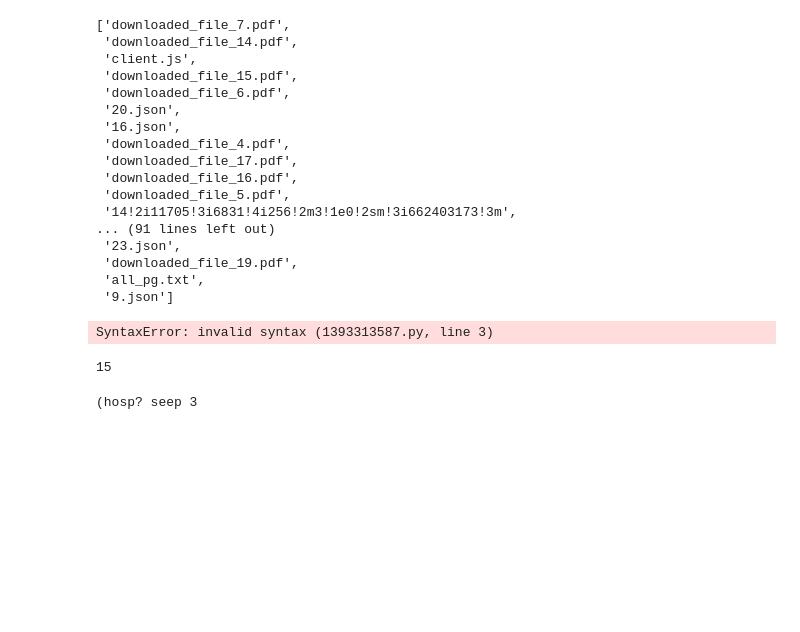
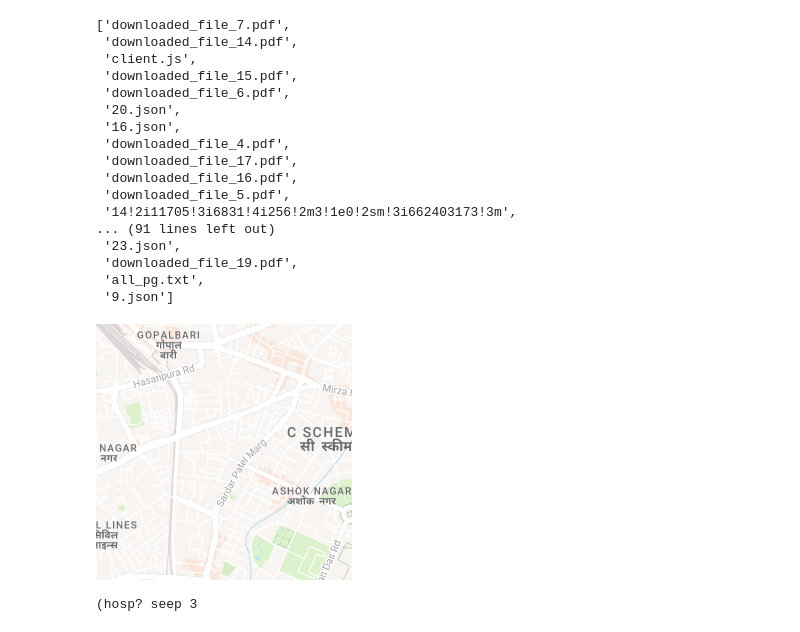
Before and after one commit to adnanwahab/nexus-collaborative-project-planning-merge-notes, a Jupyter notebook: geospatial.ipynb, the cells around one changed output. Drawn from its saved outputs; the diff is of its cells as text; code cells hidden in the pictures; blank space fills up the shorter version.

```diff
--- a/geospatial.ipynb
+++ b/geospatial.ipynb
@@ -586,12 +794,11 @@ os.listdir()
 #! pip install pytesseract
 import pytesseract
 #pytesseract.image_to_string(, lang='eng')
+print(pytesseract.image_to_string(Image.open('_.png'), lang='eng'))
-# %% [output]
-SyntaxError: invalid syntax (1393313587.py, line 3)
-# %%
-len(url)
-# %% [output]
-15
+# %%
+Image.open('_.png')
+# %% [output]
+[figure, added]
 # %%
 import json
 import requests
```
Also changed, not shown: parts of 17 cells of this notebook, 41 other files.
